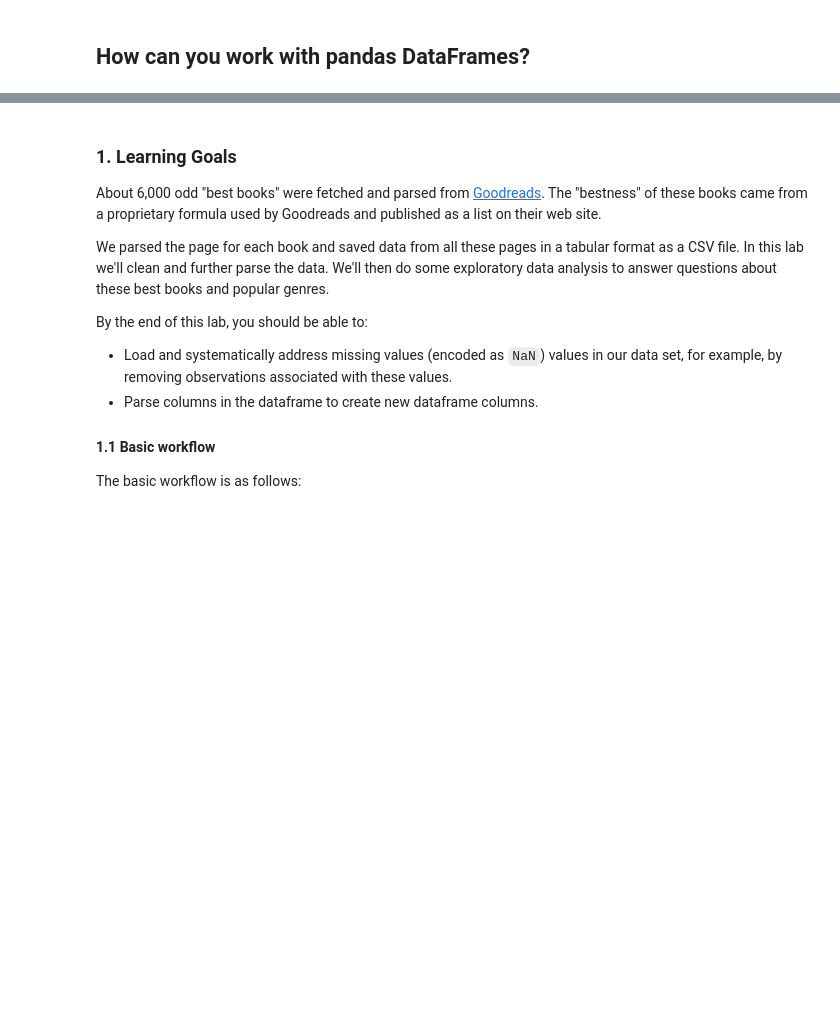
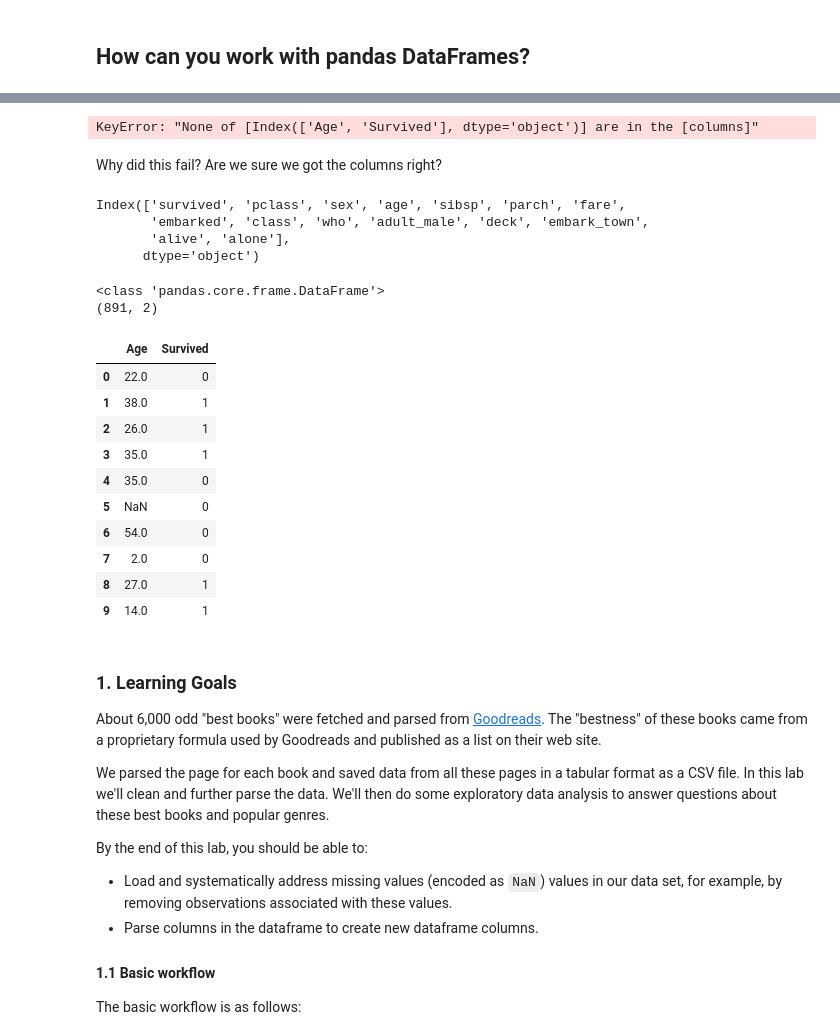
Before and after one commit to jembie/information-retrieval-exercises, a Jupyter notebook: exercises/lab01-intro-to-pandas/Lab_01.ipynb, the cells around one changed output, grey strips where cells are left out. Drawn from its saved outputs; the diff is of its cells as text; code cells hidden in the pictures; blank space fills up the shorter version.

```diff
--- a/exercises/lab01-intro-to-pandas/Lab_01.ipynb
+++ b/exercises/lab01-intro-to-pandas/Lab_01.ipynb
@@ -173,3 +193,41 @@ The Titanic data set consists of the following data columns:
+# %%
+age_status = titanic[["Age", "Survived"]]
+
+age_status.head()
+# %% [output]
+KeyError: "None of [Index(['Age', 'Survived'], dtype='object')] are in the [columns]"
+# %% [markdown]
+Why did this fail? Are we sure we got the columns right?
+# %%
+titanic.columns
+# %% [output]
+Index(['survived', 'pclass', 'sex', 'age', 'sibsp', 'parch', 'fare',
+       'embarked', 'class', 'who', 'adult_male', 'deck', 'embark_town',
+       'alive', 'alone'],
+      dtype='object')
+# %%
+# Change the columns to match our specification from above
+titanic.columns = titanic.columns.str.capitalize()
+
+age_status = titanic[["Age", "Survived"]]
+
+print(type(age_status))
+print(age_status.shape)
+age_status.head(10)
+# %% [output]
+<class 'pandas.core.frame.DataFrame'>
+(891, 2)
+|  | Age | Survived |
+| 0 | 22.0 | 0 |
+| 1 | 38.0 | 1 |
+| 2 | 26.0 | 1 |
+| 3 | 35.0 | 1 |
+| 4 | 35.0 | 0 |
+| 5 | NaN | 0 |
+| 6 | 54.0 | 0 |
+| 7 | 2.0 | 0 |
+| 8 | 27.0 | 1 |
+| 9 | 14.0 | 1 |
 # %% [markdown]
 ### 1. Learning Goals
 
```
Also changed, not shown: parts of 7 cells of this notebook.
